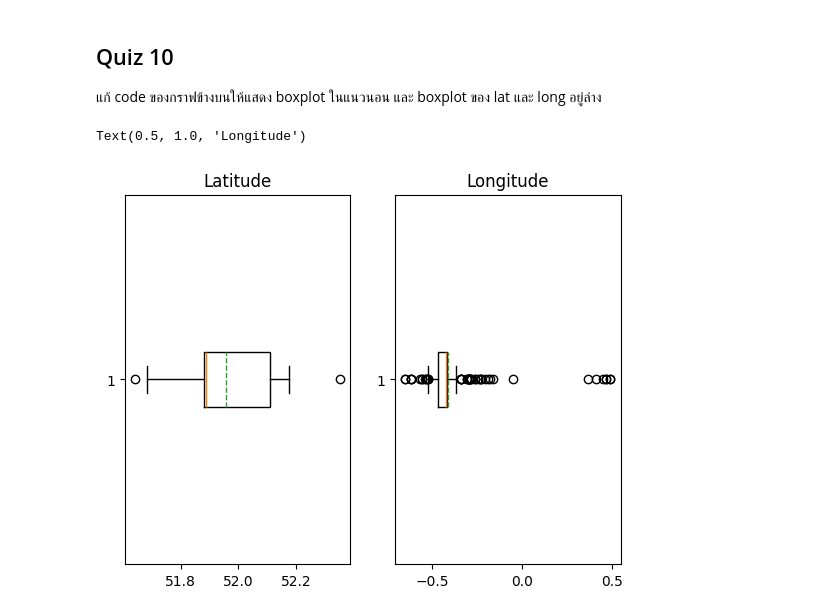
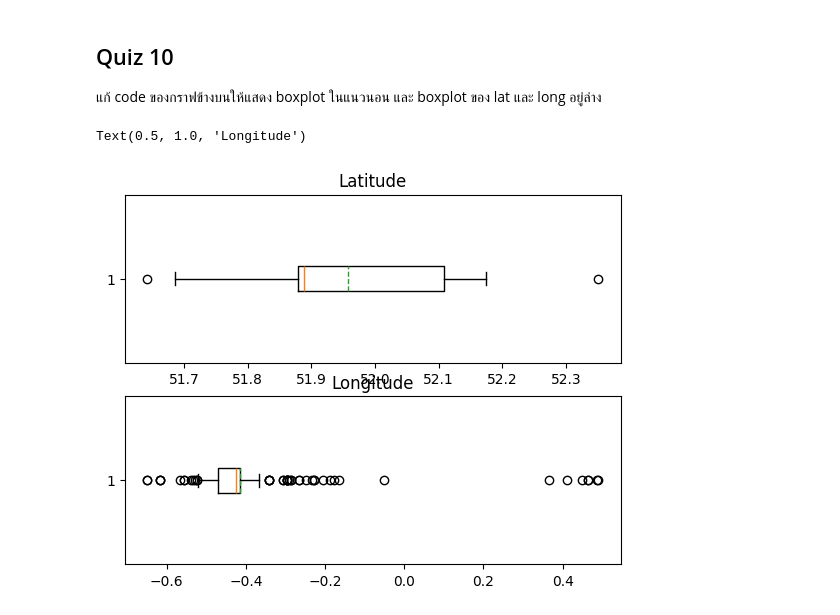
Before and after one commit to Konwalai1111/dataviz2025, a Jupyter notebook: Visualize_Data_Distribution.ipynb, the cells around one changed output. Drawn from its saved outputs; the diff is of its cells as text; code cells hidden in the pictures.

```diff
--- a/Visualize_Data_Distribution.ipynb
+++ b/Visualize_Data_Distribution.ipynb
@@ -476,12 +476,12 @@ Text(0.5, 1.0, 'Longitude')
 ## Quiz 10
 แก้ code ของกราฟข้างบนให้แสดง boxplot ในแนวนอน และ boxplot ของ lat และ long อยู่ล่าง
 # %%
-plt.subplot(1, 2, 1)
+plt.subplot(2, 1, 1)
 plt.boxplot(stopandsearch_df['Latitude'].dropna(), whis=1, vert=False, showmeans=True, meanline=True)
 plt.title('Latitude')
-plt.subplot(1, 2, 2)
+plt.subplot(2, 1, 2)
 plt.boxplot(stopandsearch_df['Longitude'].dropna(), whis=1, vert=False, showmeans=True, meanline=True)
 plt.title('Longitude')
 # %% [output]
 Text(0.5, 1.0, 'Longitude')
-[figure, old version]
+[figure, new version]
```
